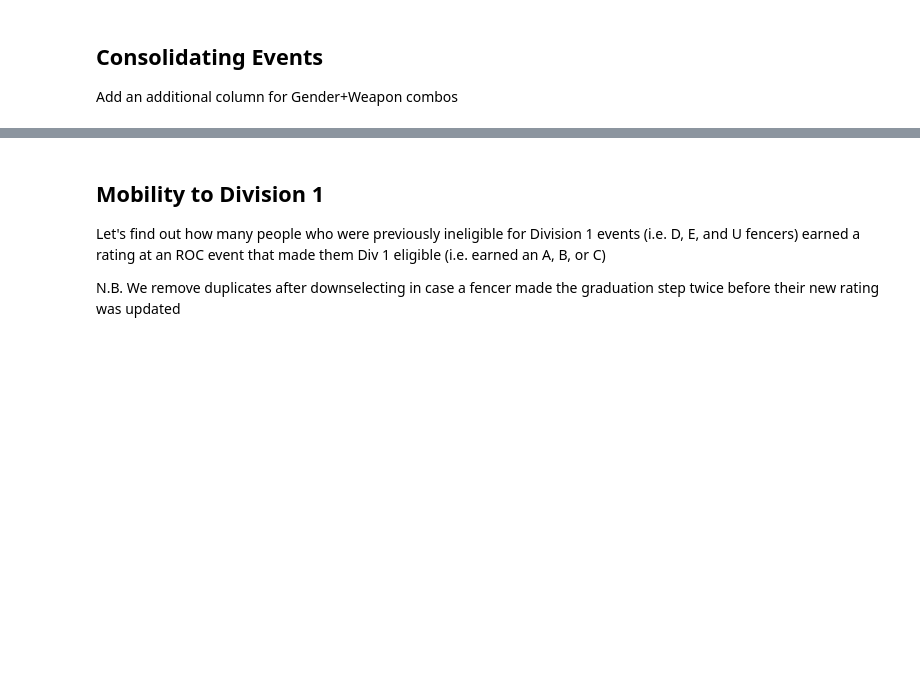
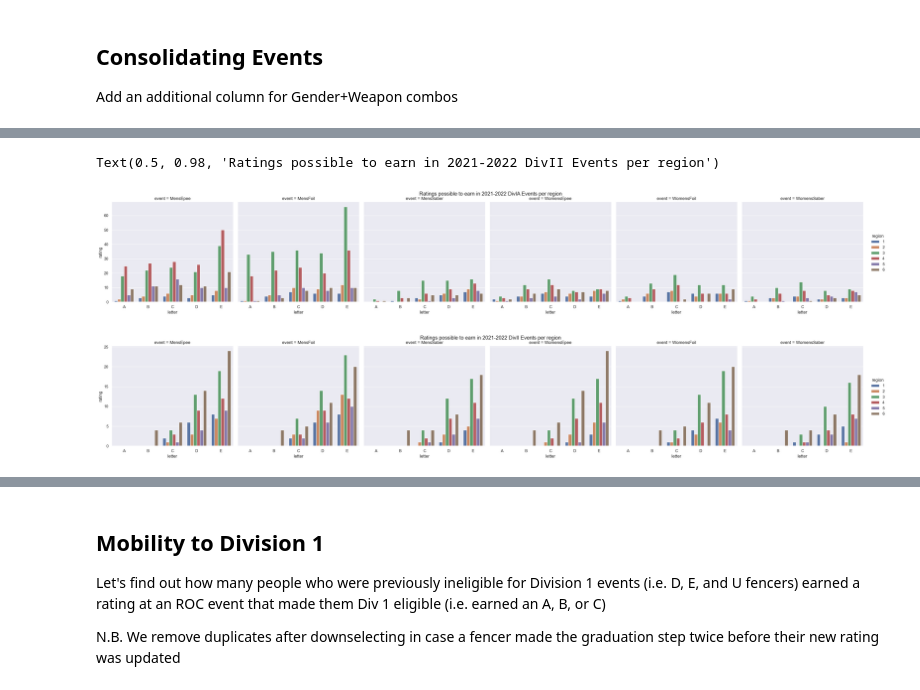
Before and after one commit to emace593/usafencing, a Jupyter notebook: fencingtime_ROCs.ipynb, the cells around one changed output, grey strips where cells are left out. Saved outputs shown, nothing was run; the diff lists cells and outputs as text; code cells hidden in the pictures; blank space fills up the shorter version.

```diff
--- a/fencingtime_ROCs.ipynb
+++ b/fencingtime_ROCs.ipynb
@@ -72,0 +154,21 @@ Text(0.5, 0, 'Letter Ratings earned at ROC events')
+# %%
+#for ratings_earned in ['A','B','C','D','E']:
+ #   classification_df[ratings_earned] = pd.Series(dtype='int')
+MAX_EARNED = {'A4':{'A':8,'B':8,'C':8,'D':8,'E':16},
+                'A3':{'A':4,'B':4,'C':8,'D':8,'E':8},
+                'A2':{'A':1,'B':3,'C':4,'D':2,'E':2},
+                'A1':{'A':1,'B':1,'C':2,'D':2,'E':2},
+                'B3':{'A':0,'B':4,'C':4,'D':8,'E':16},
+                'B2':{'A':0,'B':1,'C':3,'D':4,'E':4},
+                'B1':{'A':0,'B':1,'C':3,'D':2,'E':2},
+                'C3':{'A':0,'B':0,'C':4,'D':4,'E':8},
+                'C2':{'A':0,'B':0,'C':1,'D':3,'E':4},
+                'C1':{'A':0,'B':0,'C':1,'D':3,'E':4},
+                'D1':{'A':0,'B':0,'C':0,'D':1,'E':3},
+                'E1':{'A':0,'B':0,'C':0,'D':0,'E':1},
+                'X':{'A':0,'B':0,'C':0,'D':0,'E':0}}
+
+classification_df['ratings_dict'] = classification_df['possible_classification'].map(MAX_EARNED)
+classification_df[['A','B','C','D','E']] = pd.json_normalize(classification_df.ratings_dict)
+classification_df.drop(['ratings_dict'],axis=1,inplace=True)
+classification_df.head()
@@ -72,0 +182,15 @@ Text(0.5, 0, 'Letter Ratings earned at ROC events')
+# %%
+m = classification_df.drop(['tournament','possible_classification'],axis=1)
+m = m.groupby(['region','level','event']).sum().reset_index()
+melted_divia = m[m.level=='DivIA'].melt(id_vars=['region','event'],value_vars=['A','B','C','D','E'],value_name='rating',var_name='letter')
+divia = sns.catplot(x='letter',y='rating',hue='region',col='event',data=melted_divia,kind='bar')
+divia.fig.subplots_adjust(top=0.9)
+divia.fig.suptitle('Ratings possible to earn in 2021-2022 DivIA Events per region')
+melted_divii = m[m.level=='DivII'].melt(id_vars=['region','event'],value_vars=['A','B','C','D','E'],value_name='rating',var_name='letter')
+divii = sns.catplot(x='letter',y='rating',hue='region',col='event',data=melted_divii,kind='bar')
+divii.fig.subplots_adjust(top=0.9)
+divii.fig.suptitle('Ratings possible to earn in 2021-2022 DivII Events per region')
+# %% [output]
+Text(0.5, 0.98, 'Ratings possible to earn in 2021-2022 DivII Events per region')
+[figure, added]
+[figure, added]
```
Also changed, not shown: parts of 14 cells of this notebook.
